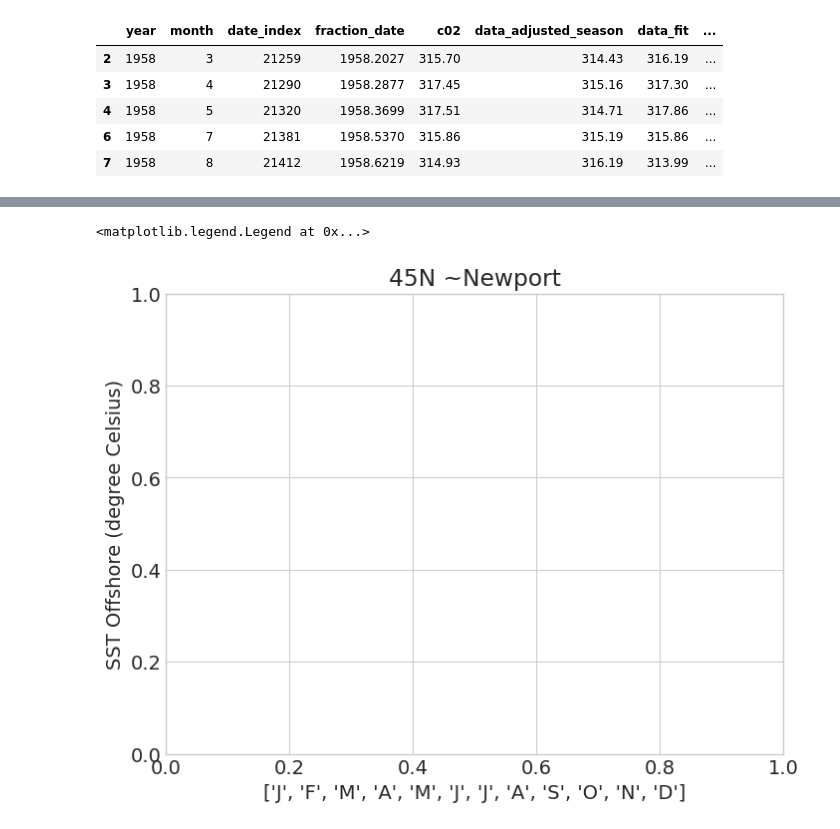
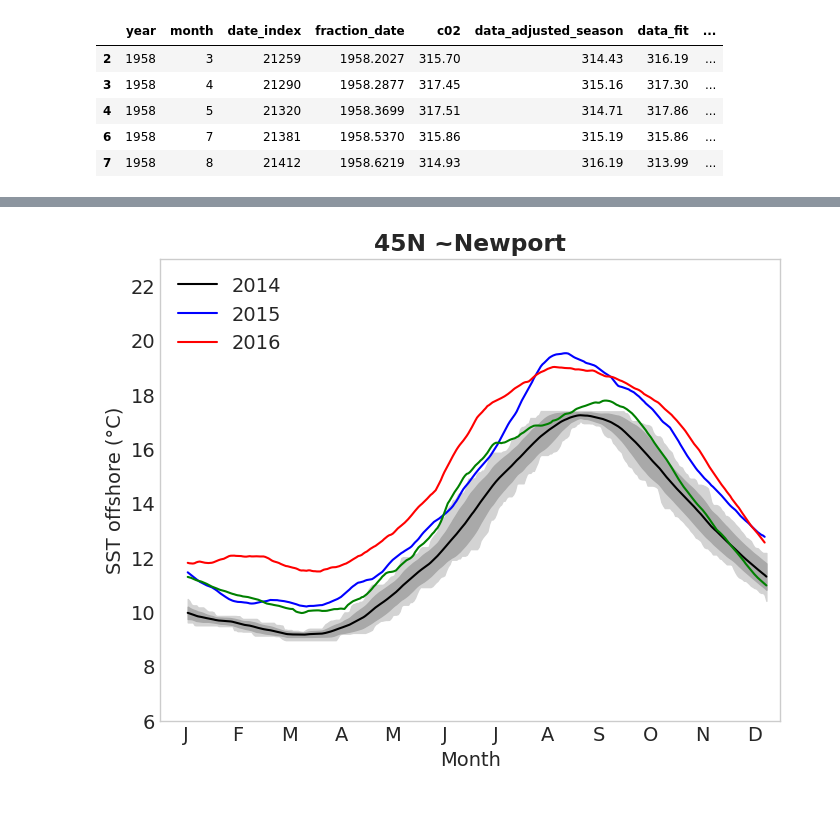
Before and after one commit to UCB-stat-159-s23/hw03-group17, a Jupyter notebook: climate-Q06.ipynb, the cells around one changed output, grey strips where cells are left out. Cells and saved outputs as stored; diff of their text form; code cells hidden in the pictures.

```diff
--- a/climate-Q06.ipynb
+++ b/climate-Q06.ipynb
@@ -84,8 +48,57 @@ Data variables:
-# %%
-plt.title('45N ~Newport')
-plt.xlabel(['J', 'F', 'M','A', 'M', 'J', 'J', 'A', 'S', 'O', 'N', 'D'])
-plt.ylabel('SST Offshore (degree Celsius)')
-plt.legend({'2014': 'blue', '2015':'red', '2016':'greem'})
-# %% [output]
-<matplotlib.legend.Legend at 0x...>
-[figure, removed]
+# %%
+#create a new coordinates called day to represent the ordinal day of the year
+ds.coords['day'] = ds.time.dt.dayofyear
+
+#create a new data variable called celsius: change analysed_set(kelvin) to celsius
+ds['celsius'] = ds['analysed_sst'] - 273.15
+
+#nearest-neighbor sampling
+new_ds = ds.sel(lat = 45, lon = -167.27, method = 'nearest')
+
+fig, ax = plt.subplots()
+
+#mean during 2002–2013 (black line)
+mean_black = new_ds.sel(time = slice('2002', '2013')).groupby('day').mean()
+mean_black.celsius.rolling(day = 30, center = True).mean().plot(x = 'day', color = 'black')
+
+#maximum and minimum values during 2002–2013
+maximum = mean_black.celsius.rolling(day = 30, center = True).max()
+minimum = mean_black.celsius.rolling(day = 30, center = True).min()
+
+#compute mean and standard deviation
+mean = mean_black.celsius.rolling(day = 30, center = True).mean()
+std = mean_black.celsius.rolling(day = 30, center = True).std()
+
+envelope_of_sd = mean_black.assign({'plus': mean + std, 'minus': mean - std})
+
+#values during 2014 (blue line)
+year2014 = new_ds.sel(time = '2014').celsius.rolling(time = 30, center = True).mean().plot(x = 'day', color = 'blue');
+
+#values during 2015 (red line)
+year2015 = new_ds.sel(time = '2015').celsius.rolling(time = 30, center = True).mean().plot(x = 'day', color = 'red');
+
+#values during 2016 (green line)
+year2016 = new_ds.sel(time = '2016').celsius.rolling(time = 30, center = True).mean().plot(x = 'day', color = 'green');
+
+#change x-axis labels
+ax.set_xticks(np.arange(15, 360, 30))
+ax.set_xticklabels(['J', 'F', 'M','A', 'M', 'J', 'J', 'A', 'S', 'O', 'N', 'D'])
+
+#plot light grey: the envelope of maximum and minimum values during 2002–2013
+plt.fill_between(mean.day.values, maximum, minimum, color = 'lightgray')
+
+#plot dark grey: the envelope of ±1 SD around the mean during 2002–2013
+plt.fill_between(mean.day.values, envelope_of_sd.minus, envelope_of_sd.plus, color = 'darkgray')
+
+#setting title bold
+plt.title('45N ~Newport', fontweight='bold')
+
+plt.ylabel('SST offshore (°C)')
+plt.xlabel('Month')
+plt.legend({'2014': 'blue', '2015':'red', '2016':'greem'}, loc = 'upper left')
+plt.ylim(6, 23)
+plt.xlim(0, 360)
+plt.margins(x=0)
+plt.grid(b = None);
+# %% [output]
+[figure, added]
```
Also changed, not shown: parts of 3 cells of this notebook, 2 other files.
